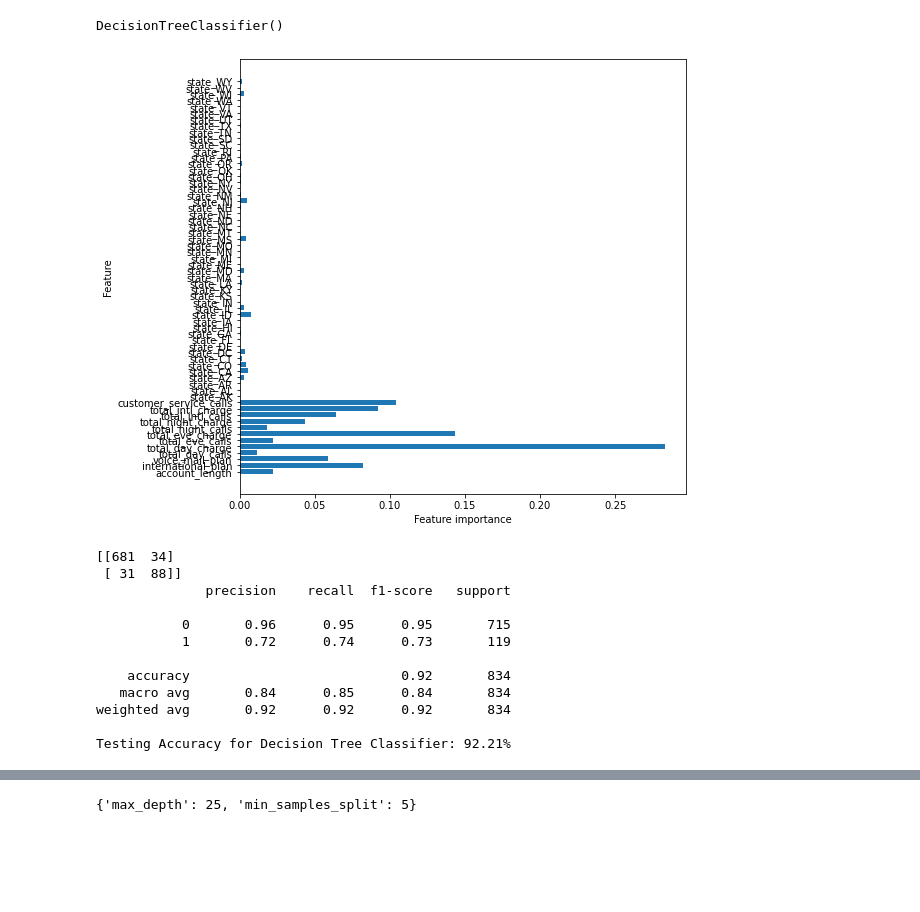
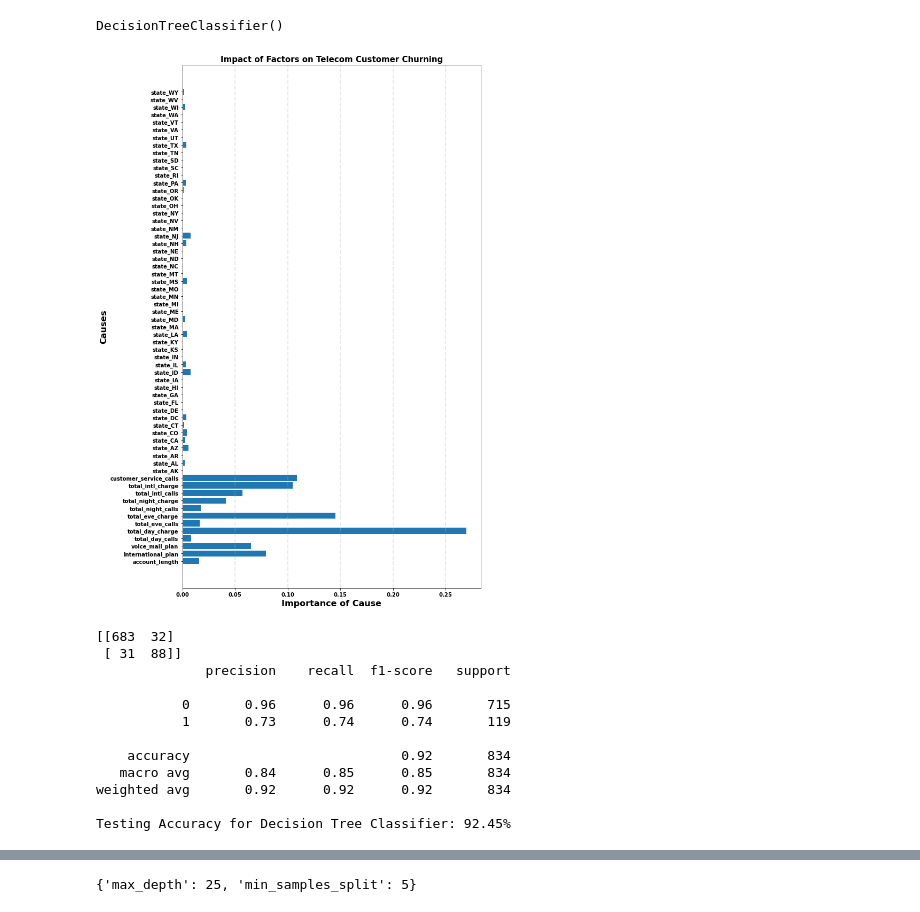
Before and after one commit to brianlee35/telecom-churn-analysis, a Jupyter notebook: telecom_notebook.ipynb, the cells around one changed output, grey strips where cells are left out. Drawn from its saved outputs; the diff is of its cells as text; code cells hidden in the pictures; blank space fills up the shorter version.

```diff
--- a/telecom_notebook.ipynb
+++ b/telecom_notebook.ipynb
@@ -383,5 +377,5 @@ df_rf = pd.get_dummies(df)
 X = df_dummy.drop(columns=['churn'], axis=1)
 y = df_dummy['churn']
 
-X_train, X_test, y_train, y_test = train_test_split(data, target, test_size = 0.25, random_state=10)
+X_train, X_test, y_train, y_test = train_test_split(X, y, test_size = 0.25, random_state=10)
 # %%
@@ -392,17 +385,21 @@ tree_clf.fit(X_train, y_train)
 # %% [output]
 DecisionTreeClassifier()
 # %%
+# Plotting feature importance of models
 def plot_feature_importances(model):
     n_features = X_train.shape[1]
-    plt.figure(figsize=(8,8))
-    plt.barh(range(n_features), model.feature_importances_, align='center')
-    plt.yticks(np.arange(n_features), X_train.columns.values)
-    plt.xlabel('Feature importance')
-    plt.ylabel('Feature')
+    plt.figure(figsize=(10,18))
+    plt.barh(range(n_features), model.feature_importances_)
+    plt.xticks(fontsize=10, fontweight='bold')
+    plt.yticks(np.arange(n_features), X_train.columns.values, fontsize=10, fontweight='bold')
+    plt.xlabel('Importance of Cause', fontsize=16, fontweight='bold' )
+    plt.ylabel('Causes',fontsize=16, fontweight='bold')
+    plt.grid(linestyle='--', linewidth=2, axis='x', alpha=0.3)
+    plt.title("Impact of Factors on Telecom Customer Churning", fontsize=15, fontweight='bold')
 
 plot_feature_importances(tree_clf)
 # %% [output]
-[figure, old version]
+[figure, new version]
 # %%
 # Test set predictions
 pred = tree_clf.predict(X_test)
@@ -412,18 +409,18 @@ print(confusion_matrix(y_test, pred))
 print(classification_report(y_test, pred))
 print("Testing Accuracy for Decision Tree Classifier: {:.4}%".format(accuracy_score(y_test, pred) * 100))
 # %% [output]
-[[681  34]
+[[683  32]
  [ 31  88]]
               precision    recall  f1-score   support
 
-           0       0.96      0.95      0.95       715
-           1       0.72      0.74      0.73       119
+           0       0.96      0.96      0.96       715
+           1       0.73      0.74      0.74       119
 
     accuracy                           0.92       834
-   macro avg       0.84      0.85      0.84       834
+   macro avg       0.84      0.85      0.85       834
 weighted avg       0.92      0.92      0.92       834
 
-Testing Accuracy for Decision Tree Classifier: 92.21%
+Testing Accuracy for Decision Tree Classifier: 92.45%
 # %%
 forest = RandomForestClassifier()
 forest.fit(X_train, np.ravel(y_train))
```
Also changed, not shown: parts of 28 cells of this notebook, 3 other files.
